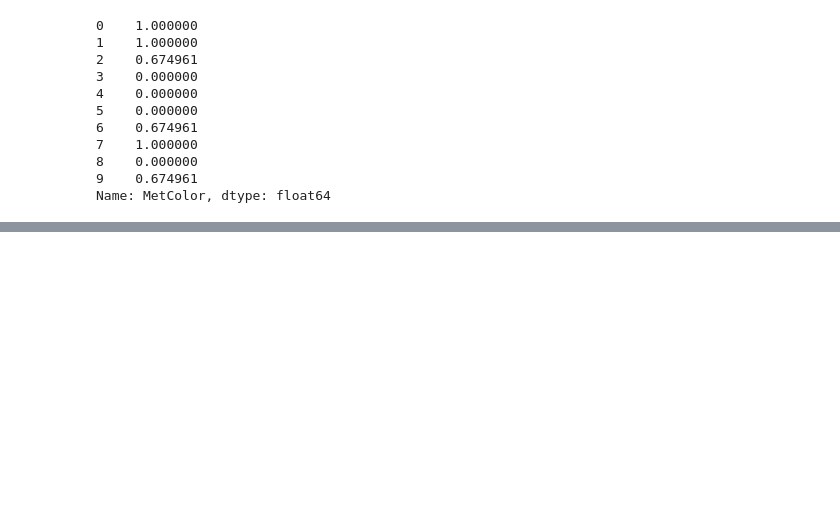
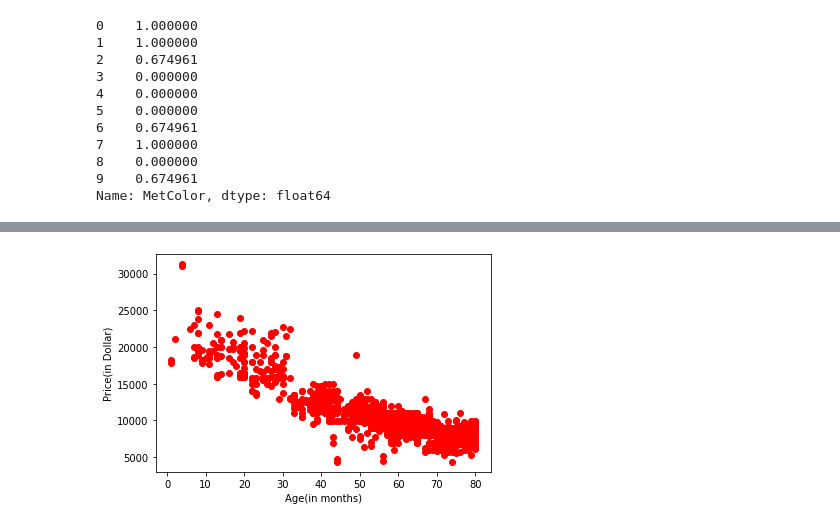
Before and after one commit to amritesh-21/amritesh18cse076, a Jupyter notebook: DMDW_Lab.ipynb, the cells around one changed output, grey strips where cells are left out. Saved outputs shown, nothing was run; the diff lists cells and outputs as text; code cells hidden in the pictures; blank space fills up the shorter version.

```diff
--- a/DMDW_Lab.ipynb
+++ b/DMDW_Lab.ipynb
@@ -280,0 +296,2 @@ Name: MetColor, dtype: float64
+# %%
+data.dropna(inplace=True)
@@ -280,0 +313,7 @@ Name: MetColor, dtype: float64
+# %%
+plt.scatter(data['Age'],data['Price'],c='red')
+plt.xlabel('Age(in months)')
+plt.ylabel('Price(in Dollar)')
+plt.show()
+# %% [output]
+[figure, added]
```
Also changed, not shown: parts of 8 cells of this notebook.
